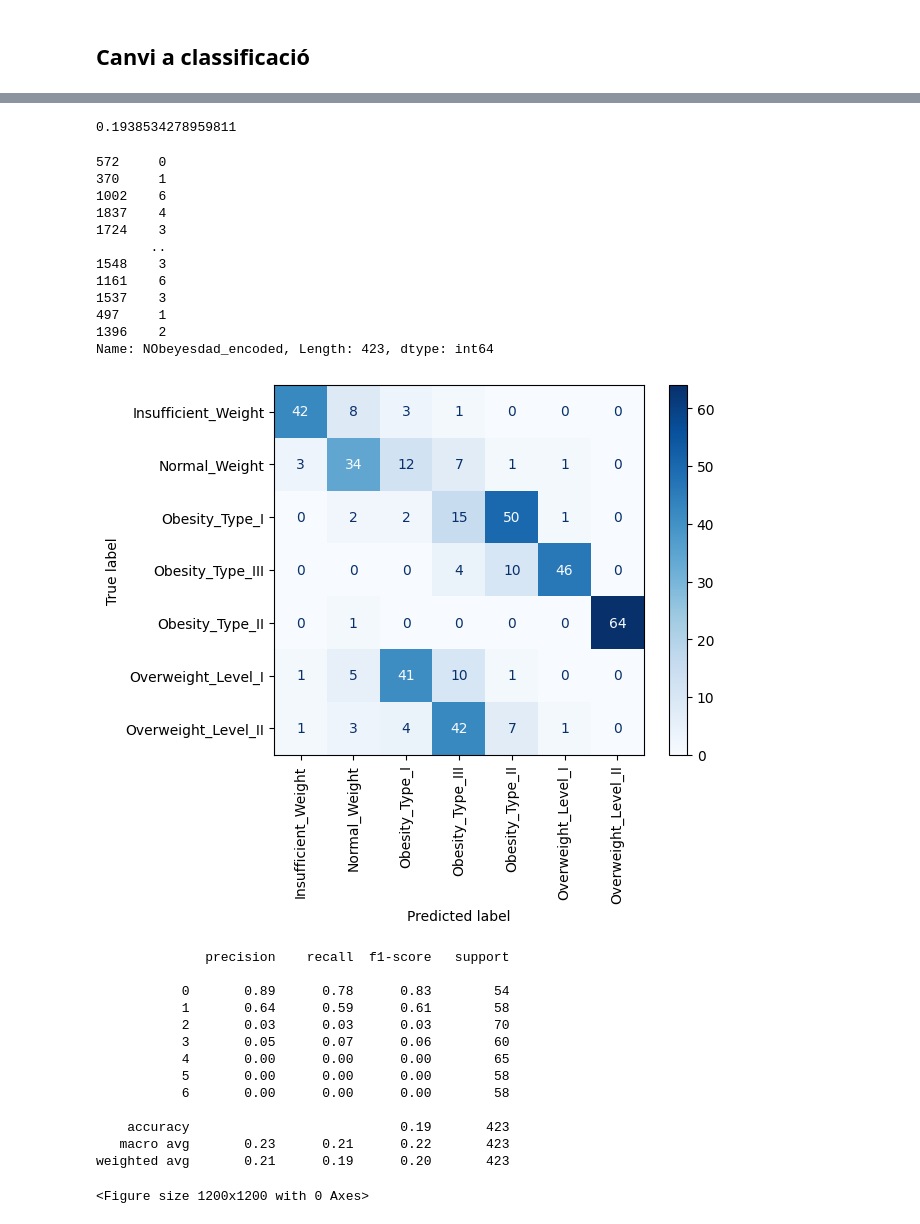
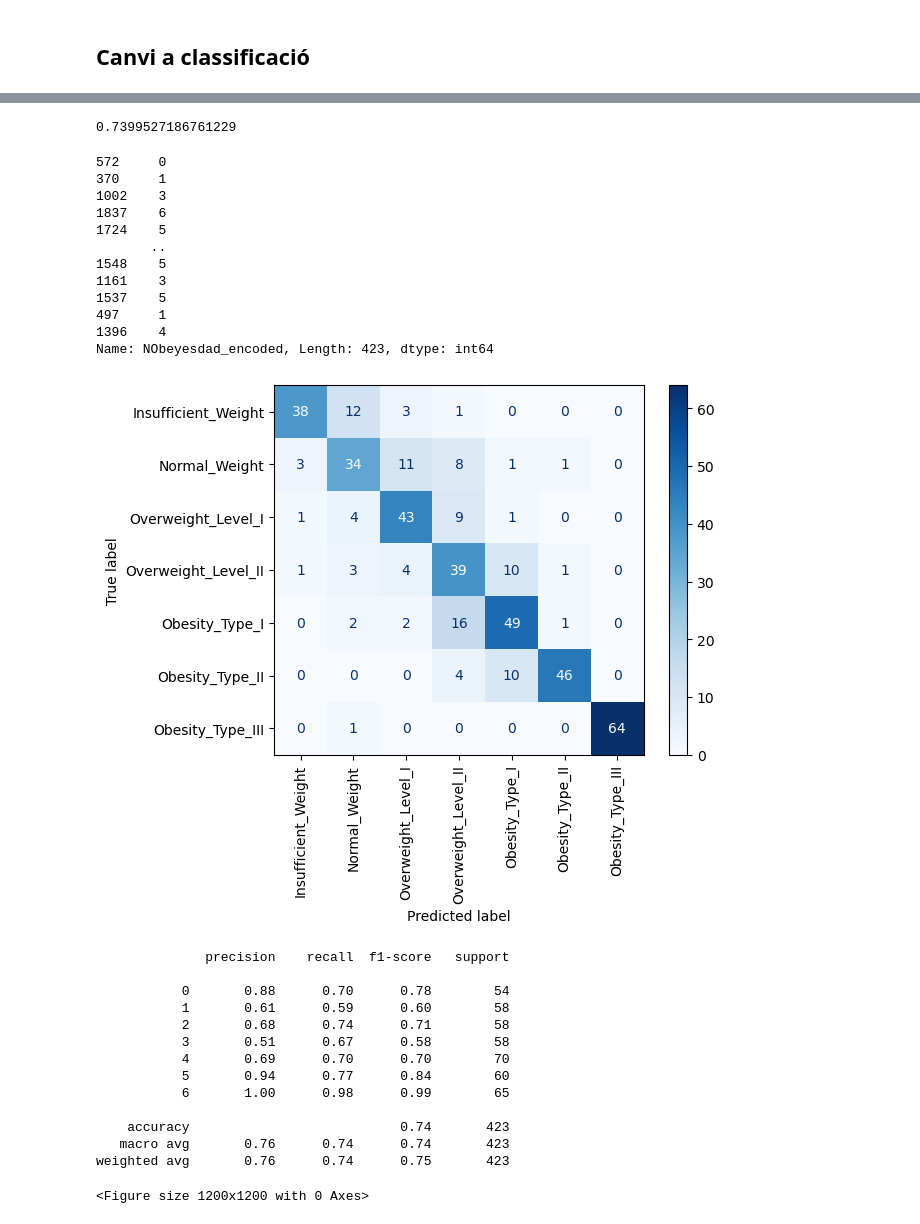
Before and after one commit to natalianavarroriera/Obesitat-APC, a Jupyter notebook: cas_kaggle_regressio_TOTES_VARIABLES.ipynb, the cells around one changed output, grey strips where cells are left out. Cells and saved outputs as stored; diff of their text form; code cells hidden in the pictures.

```diff
--- a/cas_kaggle_regressio_TOTES_VARIABLES.ipynb
+++ b/cas_kaggle_regressio_TOTES_VARIABLES.ipynb
@@ -1021,7 +1009,7 @@ df_tester['CALC'] = df_tester['CALC'].replace({'Freq o always': 2,'Sometimes':1
 df_tester['CAEC'] = df_tester['CAEC'].replace({'Freq o always': 1,'Sometimes o no': 0})
 
 # Regressió de la variable resposta segons l'encondig utilitzat abans (train)
-df_tester['NObeyesdad_encoded'] = df_tester['NObeyesdad'].replace({'Insufficient_Weight': 0, 'Normal_Weight': 1, 'Overweight_Level_I': 5, 'Overweight_Level_II': 6, 'Obesity_Type_I': 2, 'Obesity_Type_II': 3, 'Obesity_Type_III': 4})
+df_tester['NObeyesdad_encoded'] = df_tester['NObeyesdad'].replace({'Insufficient_Weight': 0, 'Normal_Weight': 1, 'Overweight_Level_I': 2, 'Overweight_Level_II': 3, 'Obesity_Type_I': 4, 'Obesity_Type_II': 5, 'Obesity_Type_III': 6})
 
 # treiem la variable pes i alçada
 df_tester = df_tester.drop(columns=['Weight', 'Height'])
@@ -1078,51 +1089,51 @@ y_pred_class = np.clip(y_pred_class, 0, 6)
 # %%
 accuracy_score(y_test, y_pred_class)
 # %% [output]
-0.1938534278959811
+0.7399527186761229
 # %%
 y_test
 # %% [output]
 572     0
 370     1
-1002    6
-1837    4
-1724    3
+1002    3
+1837    6
+1724    5
        ..
-1548    3
-1161    6
-1537    3
+1548    5
+1161    3
+1537    5
 497     1
-1396    2
+1396    4
 Name: NObeyesdad_encoded, Length: 423, dtype: int64
 # %%
 # Fem la matriu de confussió
 # Confusion matrix
 cm = confusion_matrix(y_test, y_pred_class) # S'ha de canviar el model al que trobem més òptim
 etiquetes_personalitzades = [
-    'Insufficient_Weight', 'Normal_Weight', 'Obesity_Type_I',
-    'Obesity_Type_III', 'Obesity_Type_II', 'Overweight_Level_I',
-    'Overweight_Level_II'
+            'Insufficient_Weight', 'Normal_Weight',
+            'Overweight_Level_I', 'Overweight_Level_II',
+            'Obesity_Type_I', 'Obesity_Type_II', 'Obesity_Type_III'
 ]
 disp = ConfusionMatrixDisplay(confusion_matrix=cm,display_labels=etiquetes_personalitzades)
 disp.plot(cmap=plt.cm.Blues,  xticks_rotation='vertical')
 plt.show()
 plt.figure(figsize=(12, 12))
 
 # Metriques
 print (classification_report(y_test, y_pred_class))
 # %% [output]
-[figure, old version]
+[figure, new version]
               precision    recall  f1-score   support
 
-           0       0.89      0.78      0.83        54
-           1       0.64      0.59      0.61        58
-           2       0.03      0.03      0.03        70
-           3       0.05      0.07      0.06        60
-           4       0.00      0.00      0.00        65
-           5       0.00      0.00      0.00        58
-           6       0.00      0.00      0.00        58
+           0       0.88      0.70      0.78        54
+           1       0.61      0.59      0.60        58
+           2       0.68      0.74      0.71        58
+           3       0.51      0.67      0.58        58
+           4       0.69      0.70      0.70        70
+           5       0.94      0.77      0.84        60
+           6       1.00      0.98      0.99        65
 
-    accuracy                           0.19       423
-   macro avg       0.23      0.21      0.22       423
-weighted avg       0.21      0.19      0.20       423
+    accuracy                           0.74       423
+   macro avg       0.76      0.74      0.74       423
+weighted avg       0.76      0.74      0.75       423
 <Figure size 1200x1200 with 0 Axes>
```
Also changed, not shown: parts of 12 cells of this notebook.
